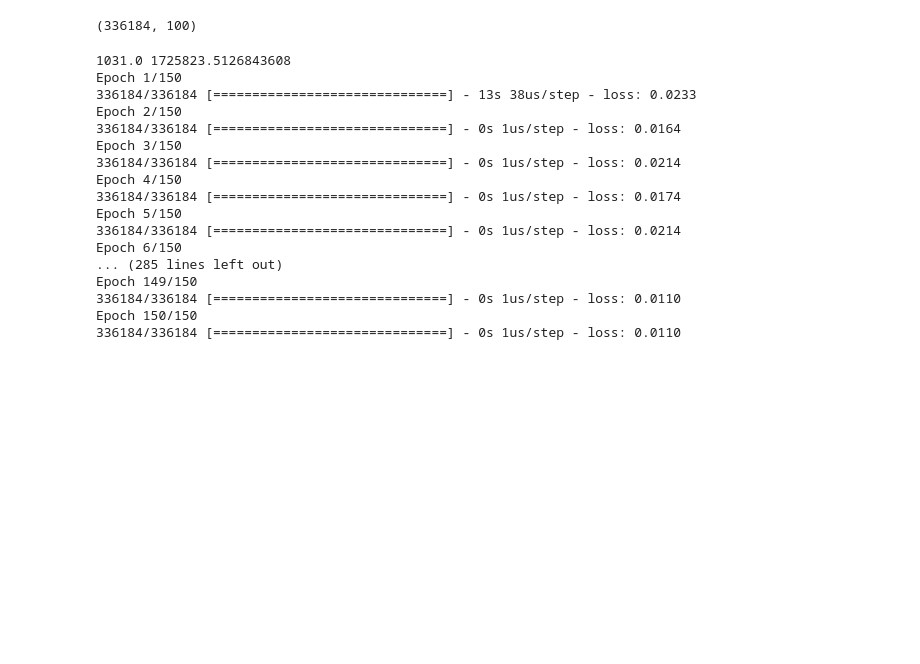
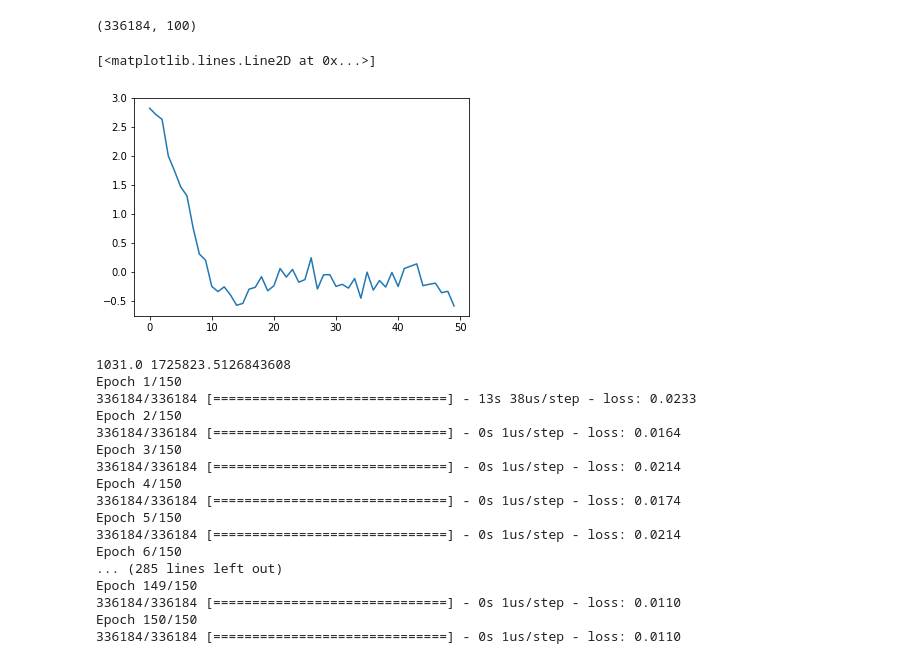
Before and after one commit to zdeblick/fun-con, a Jupyter notebook: CellTypePriors.ipynb, the cells around one changed output. Cells and saved outputs as stored; diff of their text form; code cells hidden in the pictures; blank space fills up the shorter version.

```diff
--- a/CellTypePriors.ipynb
+++ b/CellTypePriors.ipynb
@@ -276,5 +269,8 @@ print Xdsn.shape
 # %%
-# p = model.get_weights()[0]
+p = model.get_weights()[0]
 # print np.exp(model.get_weights()[1])
-# plt.plot(p[:d])
+plt.plot(p[:d])
+# %% [output]
+[<matplotlib.lines.Line2D at 0x...>]
+[figure, added]
 # %%
```
Also changed, not shown: parts of 17 cells of this notebook, 1 other file.
